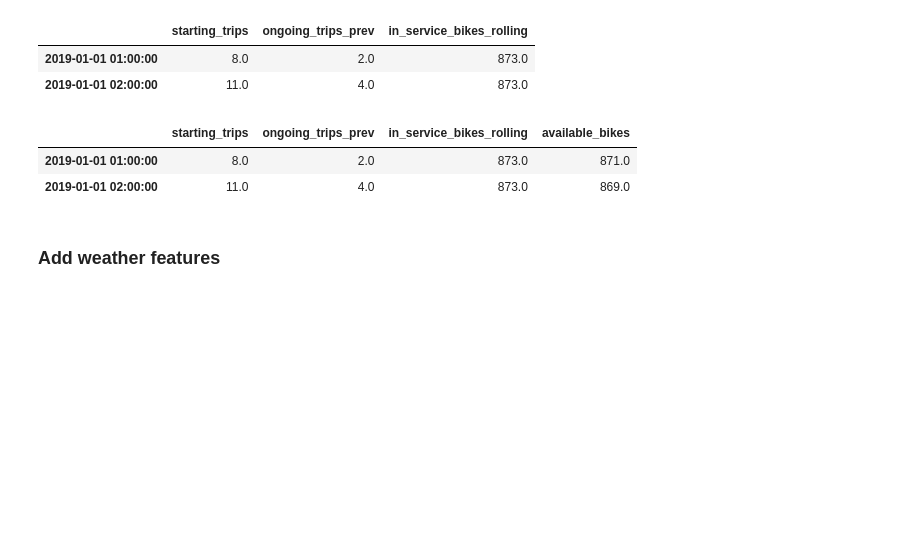
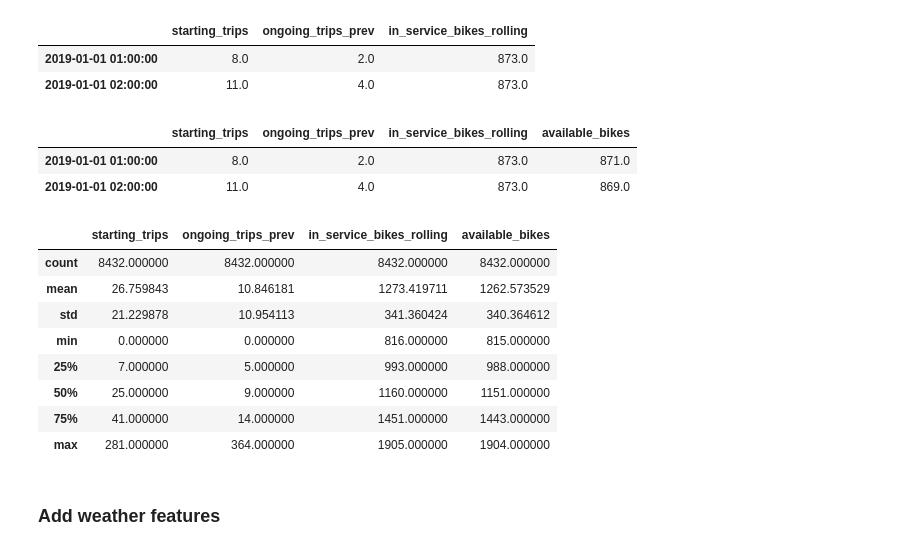
Before and after one commit to katekuian/aa_2021_magma, a Jupyter notebook: 04_predictive_analytics/01_feature_engineering.ipynb, the cells around one changed output. Cells and saved outputs as stored; diff of their text form; code cells hidden in the pictures; blank space fills up the shorter version.

```diff
--- a/04_predictive_analytics/01_feature_engineering.ipynb
+++ b/04_predictive_analytics/01_feature_engineering.ipynb
@@ -111,6 +138,18 @@ trips_hourly.head(2)
 |  | starting_trips | ongoing_trips_prev | in_service_bikes_rolling | available_bikes |
 | 2019-01-01 01:00:00 | 8.0 | 2.0 | 873.0 | 871.0 |
 | 2019-01-01 02:00:00 | 11.0 | 4.0 | 873.0 | 869.0 |
+# %%
+trips_hourly.describe()
+# %% [output]
+|  | starting_trips | ongoing_trips_prev | in_service_bikes_rolling | available_bikes |
+| count | 8432.000000 | 8432.000000 | 8432.000000 | 8432.000000 |
+| mean | 26.759843 | 10.846181 | 1273.419711 | 1262.573529 |
+| std | 21.229878 | 10.954113 | 341.360424 | 340.364612 |
+| min | 0.000000 | 0.000000 | 816.000000 | 815.000000 |
+| 25% | 7.000000 | 5.000000 | 993.000000 | 988.000000 |
+| 50% | 25.000000 | 9.000000 | 1160.000000 | 1151.000000 |
+| 75% | 41.000000 | 14.000000 | 1451.000000 | 1443.000000 |
+| max | 281.000000 | 364.000000 | 1905.000000 | 1904.000000 |
 # %% [markdown]
 ### Add weather features
 # %%
```
Also changed, not shown: parts of 20 cells of this notebook.
